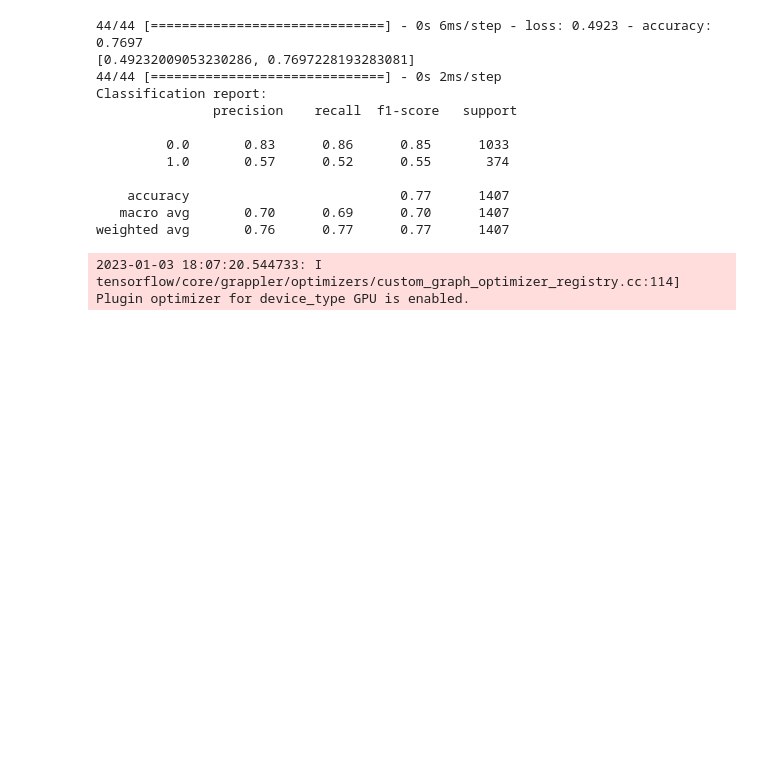
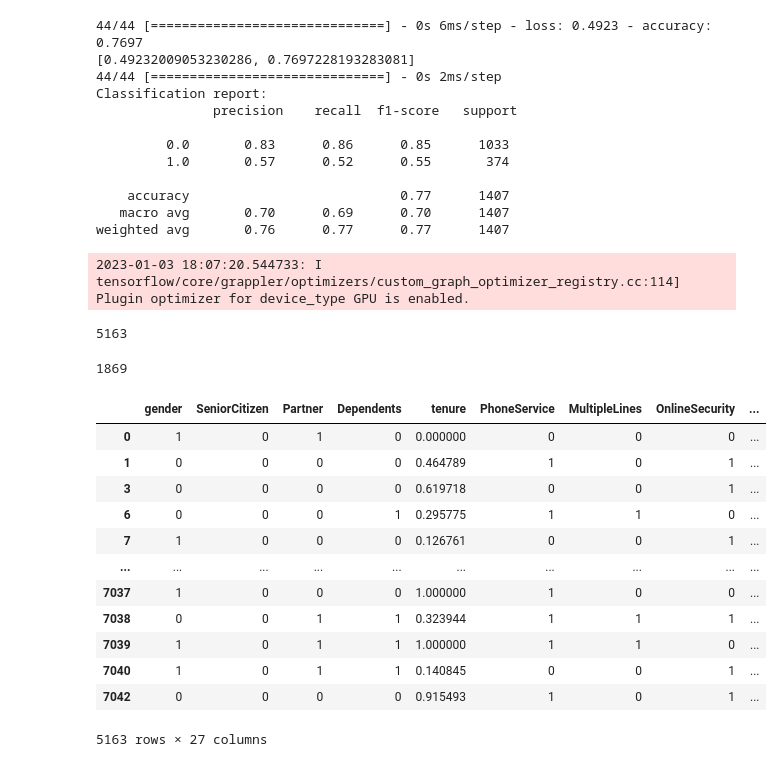
Before and after one commit to Innovanito/deep-learing-basics, a Jupyter notebook: Handling imbalanced dataset/main.ipynb, the cells around one changed output. Drawn from its saved outputs; the diff is of its cells as text; code cells hidden in the pictures; blank space fills up the shorter version.

```diff
--- a/Handling imbalanced dataset/main.ipynb
+++ b/Handling imbalanced dataset/main.ipynb
@@ -445,3 +445,34 @@ Classification report:
    macro avg       0.70      0.69      0.70      1407
 weighted avg       0.76      0.77      0.77      1407
 2023-01-03 18:07:20.544733: I tensorflow/core/grappler/optimizers/custom_graph_optimizer_registry.cc:114] Plugin optimizer for device_type GPU is enabled.
+# %%
+# Class count
+count_class_0, count_class_1 = df1.Churn.value_counts()
+
+# Divide by class
+df_class_0 = df2[df2['Churn'] == 0]
+df_class_1 = df2[df2['Churn'] == 1]
+# %%
+count_class_0
+# %% [output]
+5163
+# %%
+count_class_1
+# %% [output]
+1869
+# %%
+df_class_0
+# %% [output]
+|  | gender | SeniorCitizen | Partner | Dependents | tenure | PhoneService | MultipleLines | OnlineSecurity | ... |
+| 0 | 1 | 0 | 1 | 0 | 0.000000 | 0 | 0 | 0 | ... |
+| 1 | 0 | 0 | 0 | 0 | 0.464789 | 1 | 0 | 1 | ... |
+| 3 | 0 | 0 | 0 | 0 | 0.619718 | 0 | 0 | 1 | ... |
+| 6 | 0 | 0 | 0 | 1 | 0.295775 | 1 | 1 | 0 | ... |
+| 7 | 1 | 0 | 0 | 0 | 0.126761 | 0 | 0 | 1 | ... |
+| ... | ... | ... | ... | ... | ... | ... | ... | ... | ... |
+| 7037 | 1 | 0 | 0 | 0 | 1.000000 | 1 | 0 | 0 | ... |
+| 7038 | 0 | 0 | 1 | 1 | 0.323944 | 1 | 1 | 1 | ... |
+| 7039 | 1 | 0 | 1 | 1 | 1.000000 | 1 | 1 | 0 | ... |
+| 7040 | 1 | 0 | 1 | 1 | 0.140845 | 0 | 0 | 1 | ... |
+| 7042 | 0 | 0 | 0 | 0 | 0.915493 | 1 | 0 | 1 | ... |
+5163 rows × 27 columns
```
Also changed, not shown: parts of 16 cells of this notebook.
